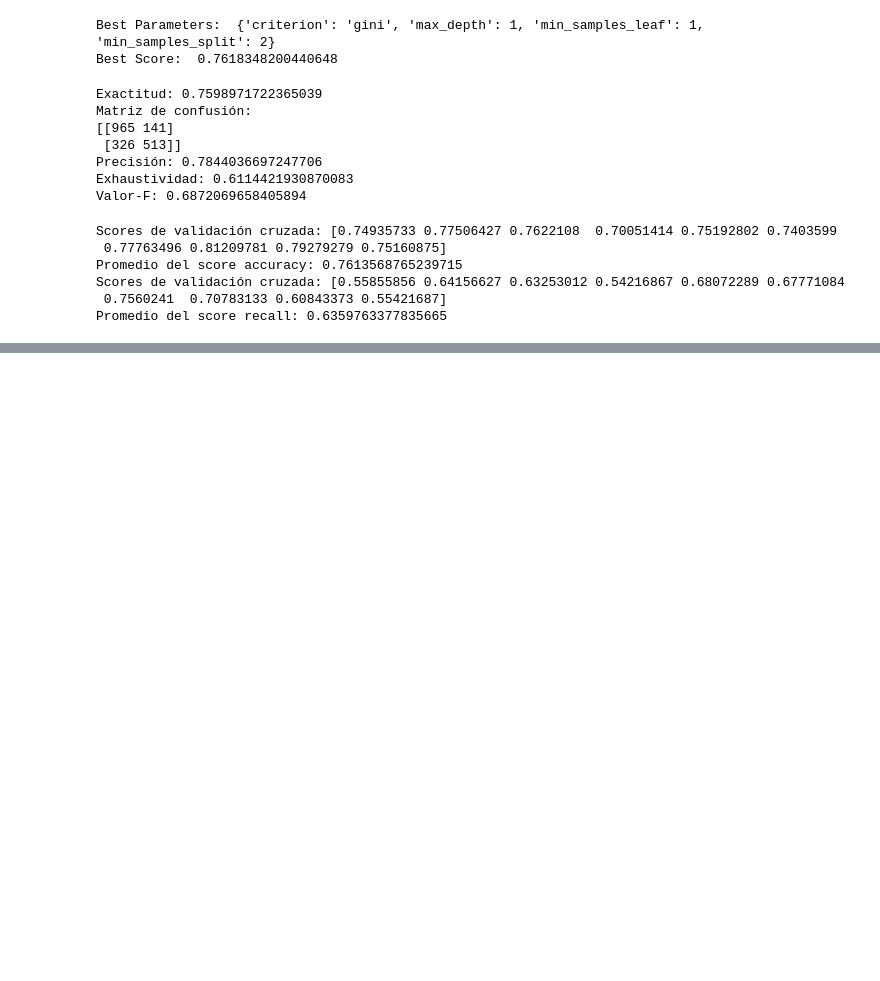
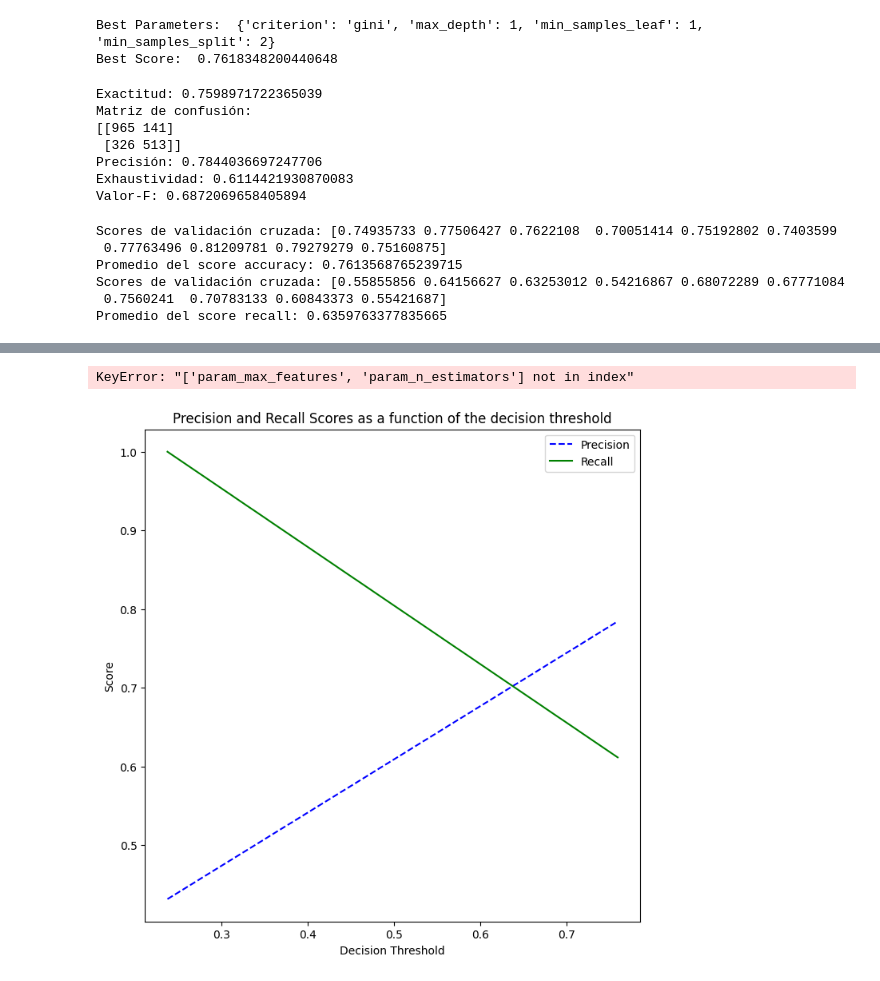
Before and after one commit to cvidalsastre/tp-grupal-3-marias, a Jupyter notebook: Análisis_modelo_arbol.ipynb, the cells around one changed output, grey strips where cells are left out. Saved outputs shown, nothing was run; the diff lists cells and outputs as text; code cells hidden in the pictures; blank space fills up the shorter version.

```diff
--- a/Análisis_modelo_arbol.ipynb
+++ b/Análisis_modelo_arbol.ipynb
@@ -158,3 +170,31 @@ Promedio del score accuracy: 0.7613568765239715
 Scores de validación cruzada: [0.55855856 0.64156627 0.63253012 0.54216867 0.68072289 0.67771084
  0.7560241  0.70783133 0.60843373 0.55421687]
 Promedio del score recall: 0.6359763377835665
+# %%
+
+scorers = {
+    'precision_score': make_scorer(precision_score),
+    'recall_score': make_scorer(recall_score),
+    'accuracy_score': make_scorer(accuracy_score),
+    'f1_score': make_scorer(f1_score)
+}
+def grid_search_wrapper(refit_score='precision_score'):
+    """
+    fits a GridSearchCV classifier using refit_score for optimization
+    prints classifier performance metrics
+    """
+    grid_search = GridSearchCV(clf, param_grid, scoring=scorers, refit=refit_score,
+                           cv=20, return_train_score=True, n_jobs=-1)
+    grid_search.fit(X_train.values, y_train.values)
+
+    # make the predictions
+    y_pred = grid_search.predict(X_test.values)
+
+    print('Best params for {}'.format(refit_score))
+    print(grid_search.best_params_)
+
+    # confusion matrix on the test data.
+    print('\nConfusion matrix of Random Forest optimized for {} on the test data:'.format(refit_score))
+    print(pd.DataFrame(confusion_matrix(y_test, y_pred),
+                 columns=['pred_neg', 'pred_pos'], index=['neg', 'pos']))
+    return grid_search
@@ -160,0 +246,2 @@ Promedio del score recall: 0.6359763377835665
+# %%
+grid_search_clf = grid_search_wrapper(refit_score='recall_score')
@@ -160,0 +256,23 @@ Promedio del score recall: 0.6359763377835665
+# %%
+results = pd.DataFrame(grid_search_clf.cv_results_)
+results = results.sort_values(by='mean_test_recall_score', ascending=False)
+results[['mean_test_precision_score', 'mean_test_recall_score', 'mean_test_accuracy_score',
+         'param_max_depth', 'param_max_features', 'param_min_samples_split',
+         'param_n_estimators']].head()
+# %% [output]
+KeyError: "['param_max_features', 'param_n_estimators'] not in index"
+# %%
+def plot_precision_recall_vs_threshold(precisions, recalls, thresholds):
+    plt.figure(figsize=(8, 8))
+    plt.title("Precision and Recall Scores as a function of the decision threshold")
+    plt.plot(thresholds, precisions[:-1], "b--", label="Precision")
+    plt.plot(thresholds, recalls[:-1], "g-", label="Recall")
+    plt.ylabel("Score")
+    plt.xlabel("Decision Threshold")
+    plt.legend(loc='best')
+# %%
+y_scores = grid_search_clf.predict_proba(X_test)[:, 1]
+p, r, thresholds = precision_recall_curve(y_test, y_scores)
+plot_precision_recall_vs_threshold(p, r, thresholds)
+# %% [output]
+[figure, added]
```
Also changed, not shown: parts of 11 cells of this notebook.
